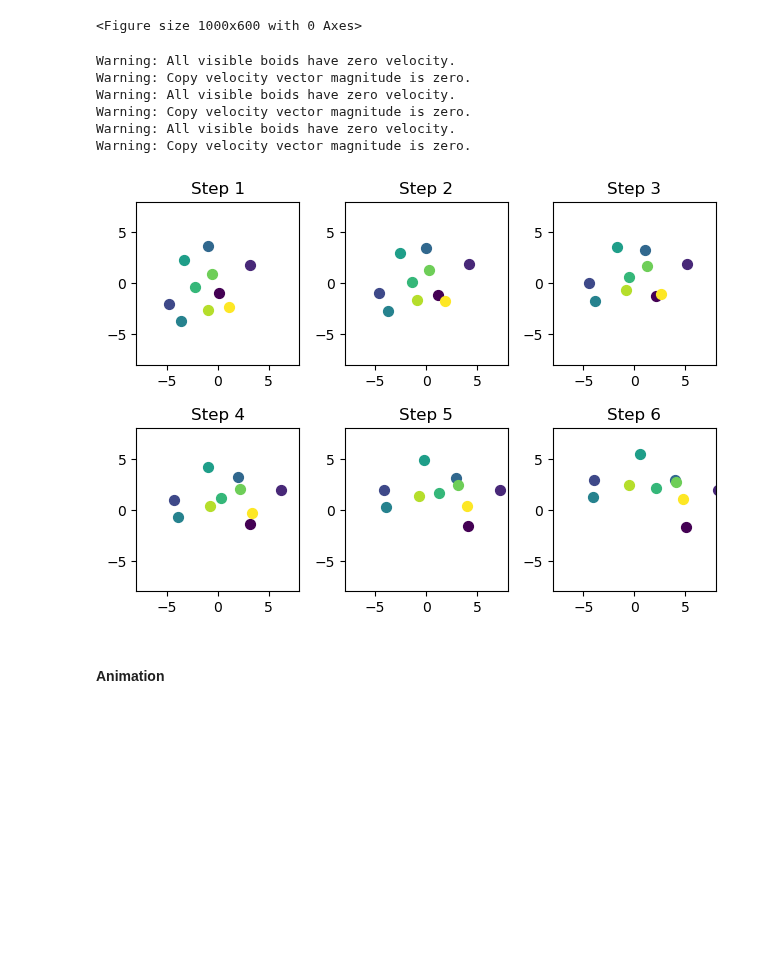
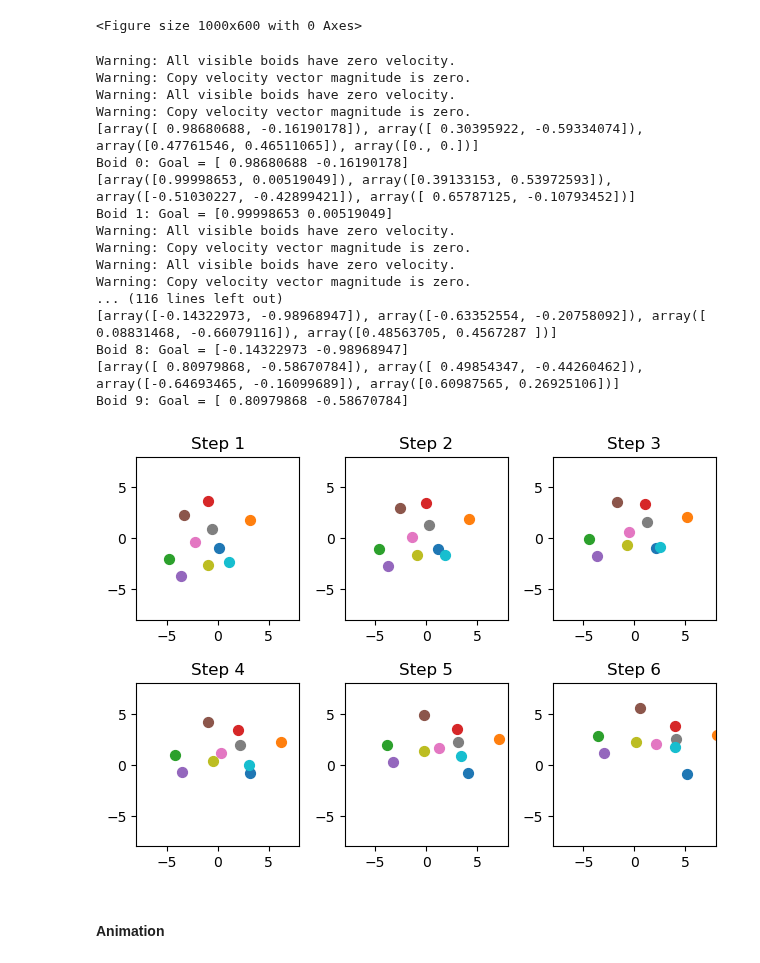
Before and after one commit to ZilD117/Comp-Physics, a Jupyter notebook: Boids_v1.ipynb, the cells around one changed output. Saved outputs shown, nothing was run; the diff lists cells and outputs as text; code cells hidden in the pictures; blank space fills up the shorter version.

```diff
--- a/Boids_v1.ipynb
+++ b/Boids_v1.ipynb
@@ -11,7 +11,7 @@ class boid:
         self.pos = np.array([pos_x, pos_y])
         self.vel = np.array([vel_x, vel_y])
 
-    def move(self, goal, mu=0.1, dt=1):
+    def move(self, goal, mu, dt):
         self.vel = (1 - mu) * self.vel + mu * goal
         self.vel = self.vel / np.linalg.norm(self.vel)
         self.pos += dt * self.vel
@@ -199,6 +199,7 @@ array([0., 1.])
 # Returns: normalized weighted goal vector
 
 def set_goal(self, others, radius, angle):
+
     goal = (w_avoid*avoid(self, others, radius, angle) + w_center*center(self)
             + w_copy*copy(self, others, radius, angle))
 
@@ -208,7 +209,8 @@ def set_goal(self, others, radius, angle):
     else:
         goal_norm = goal / mag(goal)
 
-    return goal_norm
+    return [goal_norm, w_avoid*avoid(self, others, radius, angle), w_center*center(self),
+                       w_copy*copy(self, others, radius, angle)]
 # %%
 # move updates the velocity, position and attitude of the boid:
 # The parameter mu determines how quickly the birds can change speed and direction
@@ -223,15 +225,15 @@ def set_goal(self, others, radius, angle):
 # %%
 num_boids = 10  # Number of boids
 num_steps = 6  # Number of time steps in the simulation
-mu = 0.01  # Speed/direction change factor
+mu = 0.1  # Speed/direction change factor
 dt = 1  # Time step size
 
 radius = 5
 angle = np.pi
 
-w_avoid = 1/3
-w_center = 1/3
-w_copy = 1/3
+w_avoid = 2/3
+w_center = 2/3
+w_copy = 2/3
 
 print('Wsum', w_avoid + w_center + w_copy)
 # %% [output]
@@ -259,44 +261,64 @@ Boid 8: Position = [-1.03232526 -3.59613061], Velocity = [0 0]
 Boid 9: Position = [ 0.38816734 -3.01898511], Velocity = [0 0]
 # %%
 plt.figure(figsize=(10, 6))
-colors = plt.cm.viridis(np.linspace(0, 1, num_boids))
+colors = plt.cm.tab10(np.linspace(0, 1, num_boids))
 # %% [output]
 <Figure size 1000x600 with 0 Axes>
 # %%
 # Simulation loop
 for step in range(num_steps):
     # Calculate the goal and move each boid
-    for b in boids:
+    for i, b in enumerate(boids):
         # Update goal
-        goal = set_goal(b, boids, radius, angle)
+        goal_list = set_goal(b, boids, radius, angle)
+        print(goal_list)
+        goal = goal_list[0]
+
+        # Check boid goals
+        print(f"Boid {i}: Goal = {goal}")
 
         # Update position and velocity
         b.move(goal, mu, dt)
 
     # Check boid positions
     #for i, b in enumerate(boids):
         #print(f"Boid {i}: Position = {b.pos}, Velocity = {b.vel}")
+
+    # Check boid velocities
+    #for i, b in enumerate(boids):
+        #print(f"Boid {i}: Velocity = {b.vel}")
 
     # Plotting
     plt.subplot(2, 3, step+1)
     for i, b in enumerate(boids):
         plt.scatter(b.pos[0], b.pos[1], color=colors[i], s=50)
         plt.quiver(b.pos[0], b.pos[1], b.vel[0], b.vel[1], color=colors[i], scale=10, scale_units='xy', angles='xy')
     plt.xlim(-8, 8)
     plt.ylim(-8, 8)
     plt.title(f"Step {step+1}")
     plt.gca().set_aspect('equal', adjustable='box')
     plt.tight_layout()
 
 plt.show()
 # %% [output]
 Warning: All visible boids have zero velocity.
 Warning: Copy velocity vector magnitude is zero.
 Warning: All visible boids have zero velocity.
 Warning: Copy velocity vector magnitude is zero.
+[array([ 0.98680688, -0.16190178]), array([ 0.30395922, -0.59334074]), array([0.47761546, 0.46511065]), array([0., 0.])]
+Boid 0: Goal = [ 0.98680688 -0.16190178]
+[array([0.99998653, 0.00519049]), array([0.39133153, 0.53972593]), array([-0.51030227, -0.42899421]), array([ 0.65787125, -0.10793452])]
+Boid 1: Goal = [0.99998653 0.00519049]
 Warning: All visible boids have zero velocity.
 Warning: Copy velocity vector magnitude is zero.
+Warning: All visible boids have zero velocity.
+Warning: Copy velocity vector magnitude is zero.
+... (116 lines left out)
+[array([-0.14322973, -0.98968947]), array([-0.63352554, -0.20758092]), array([ 0.08831468, -0.66079116]), array([0.48563705, 0.4567287 ])]
+Boid 8: Goal = [-0.14322973 -0.98968947]
+[array([ 0.80979868, -0.58670784]), array([ 0.49854347, -0.44260462]), array([-0.64693465, -0.16099689]), array([0.60987565, 0.26925106])]
+Boid 9: Goal = [ 0.80979868 -0.58670784]
-[figure, old version]
+[figure, new version]
 # %% [markdown]
 #### Animation
 # %%
```
Also changed, not shown: parts of 4 cells of this notebook.
